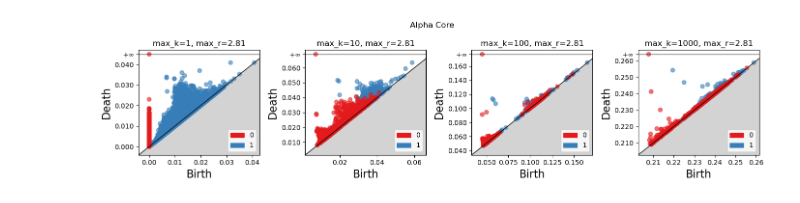
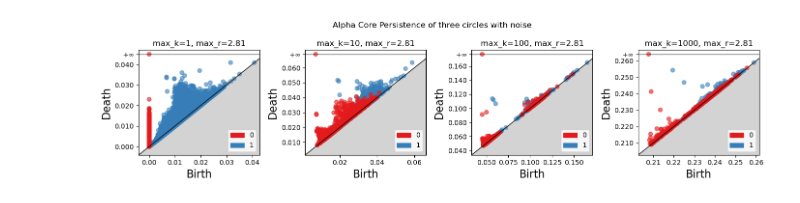
Before and after one commit to odinhg/core, a Jupyter notebook: 04_experiments.ipynb, the cells around one changed output. Cells and saved outputs as stored; diff of their text form; code cells hidden in the pictures.

```diff
--- a/04_experiments.ipynb
+++ b/04_experiments.ipynb
@@ -37,14 +39,14 @@ plt.show()
 # %%
 max_ks = [1, 10, 100, 1000]
 max_r = 2*math.sqrt(Miniball(X).squared_radius())
 
 fig, axs = plt.subplots(ncols=len(max_ks), figsize=(14, 14 / len(max_ks)))
-fig.suptitle("Alpha Core")
+fig.suptitle("Alpha Core Persistence of three circles with noise")
 for i, max_k in enumerate(max_ks):
     st_alpha_core = alpha_core(points=X, k=max_k, max_r=max_r)
     gudhi.plot_persistence_diagram(st_alpha_core.persistence(), axes=axs[i])
     axs[i].set_title(f"max_k={max_k}, max_r={max_r:.2f}")
 fig.tight_layout()
 plt.show()
 # %% [output]
-[figure, old version]
+[figure, new version]
```
Also changed, not shown: parts of 7 cells of this notebook.
